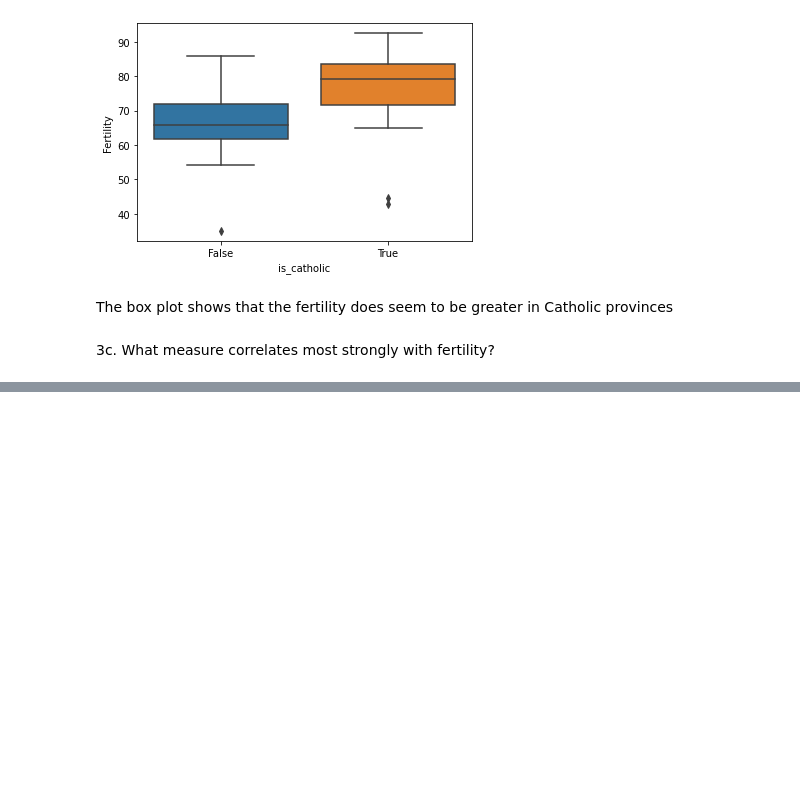
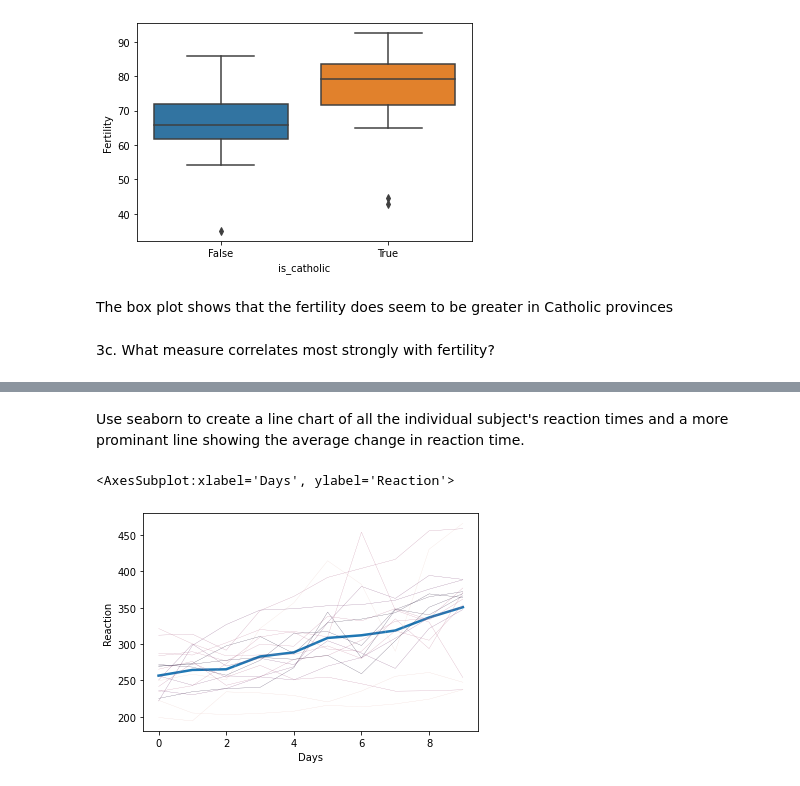
Before and after one commit to jesse-d-marder/numpy-pandas-visualization-exercises, a Jupyter notebook: seaborn_exercises.ipynb, the cells around one changed output, grey strips where cells are left out. Saved outputs shown, nothing was run; the diff lists cells and outputs as text; code cells hidden in the pictures; blank space fills up the shorter version.

```diff
--- a/seaborn_exercises.ipynb
+++ b/seaborn_exercises.ipynb
@@ -198,0 +235,3 @@ Use seaborn to create a line chart of all the individual subject's reaction time
+# %%
+data('sleepstudy', show_doc=True)
+sleep = data('sleepstudy')
@@ -198,0 +256,10 @@ Use seaborn to create a line chart of all the individual subject's reaction time
+# %%
+sleep.Subject = sleep.Subject.astype(object)
+# %% [markdown]
+Use seaborn to create a line chart of all the individual subject's reaction times and a more prominant line showing the average change in reaction time.
+# %%
+sns.lineplot(x = 'Days', y = 'Reaction', data = sleep, linewidth= 2.5 , ci = None)
+sns.lineplot(x = 'Days', y = 'Reaction', hue = 'Subject', data = sleep, legend = False, ci = None, lw = 0.2)
+# %% [output]
+<AxesSubplot:xlabel='Days', ylabel='Reaction'>
+[figure, added]
```
Also changed, not shown: parts of 17 cells of this notebook, 1 other file.
